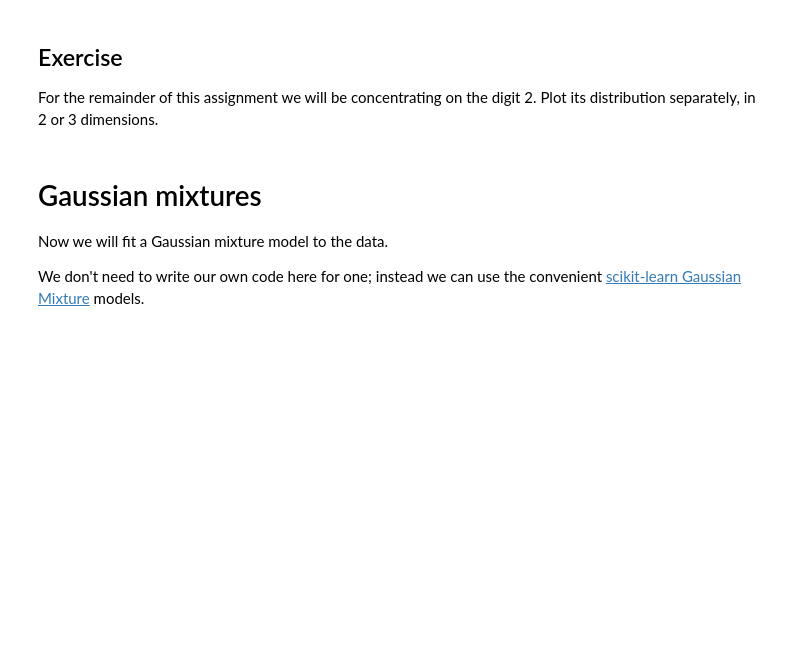
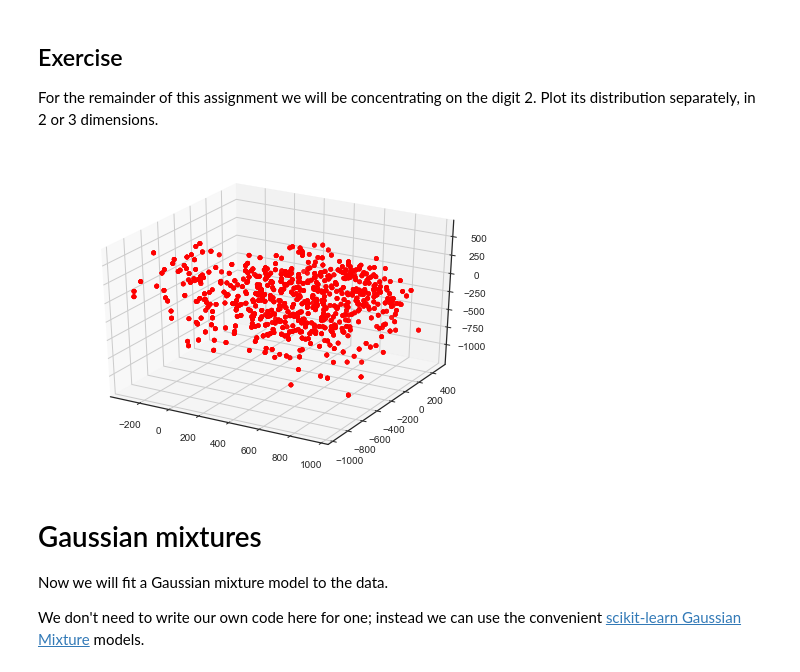
Before and after one commit to uygnef/COMP9418, a Jupyter notebook: tutorial/COMP9418_W03_Gaussian_mixture_models_Questions.ipynb, the cells around one changed output. Saved outputs shown, nothing was run; the diff lists cells and outputs as text; code cells hidden in the pictures; blank space fills up the shorter version.

```diff
--- a/tutorial/COMP9418_W03_Gaussian_mixture_models_Questions.ipynb
+++ b/tutorial/COMP9418_W03_Gaussian_mixture_models_Questions.ipynb
@@ -97,6 +153,11 @@ You can choose whether to do this in 2d or 3d.
 For the remainder of this assignment we will be concentrating on the digit 2. Plot its distribution separately, in 2 or 3 dimensions.
 # %%
 # Your code here
+fig = plt.figure()
+draw(xtest3d[xtest2, :], 'r')
+plt.show()
+# %% [output]
+[figure, added]
 # %% [markdown]
 # Gaussian mixtures
 Now we will fit a Gaussian mixture model to the data.
```
Also changed, not shown: parts of 11 cells of this notebook.
